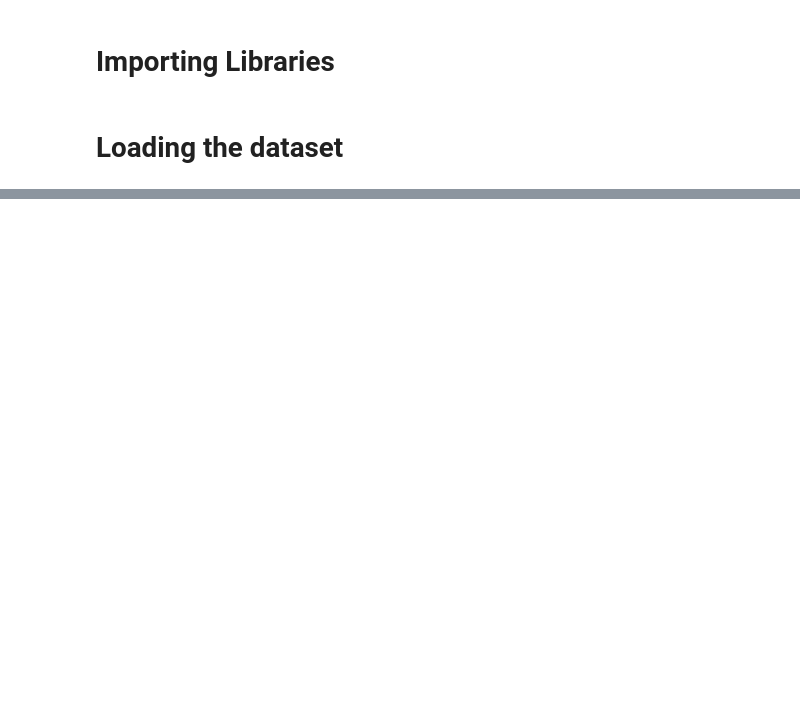
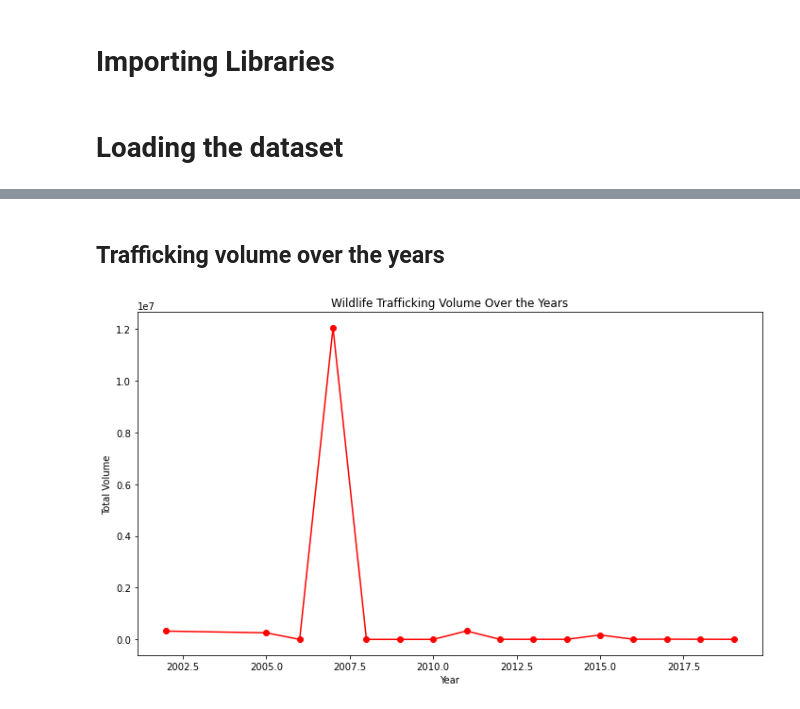
Before and after one commit to darsh0820/Data-Science, a Jupyter notebook: projects/Wildlife_Trafficking_Analysis.ipynb, the cells around one changed output, grey strips where cells are left out. Drawn from its saved outputs; the diff is of its cells as text; code cells hidden in the pictures; blank space fills up the shorter version.

```diff
--- a/projects/Wildlife_Trafficking_Analysis.ipynb
+++ b/projects/Wildlife_Trafficking_Analysis.ipynb
@@ -42,0 +77,15 @@ sheet_names, df.head()
+# %% [markdown]
+## Trafficking volume over the years
+# %%
+df_yearly_traffic = df_cleaned.groupby('Year')['VALUE'].sum()
+
+# Plot
+plt.figure(figsize=(10, 6))
+df_yearly_traffic.plot(kind='line', marker='o', color='red')
+plt.title('Wildlife Trafficking Volume Over the Years')
+plt.xlabel('Year')
+plt.ylabel('Total Volume')
+plt.tight_layout()
+plt.show()
+# %% [output]
+[figure, added]
```
Also changed, not shown: parts of 14 cells of this notebook.
